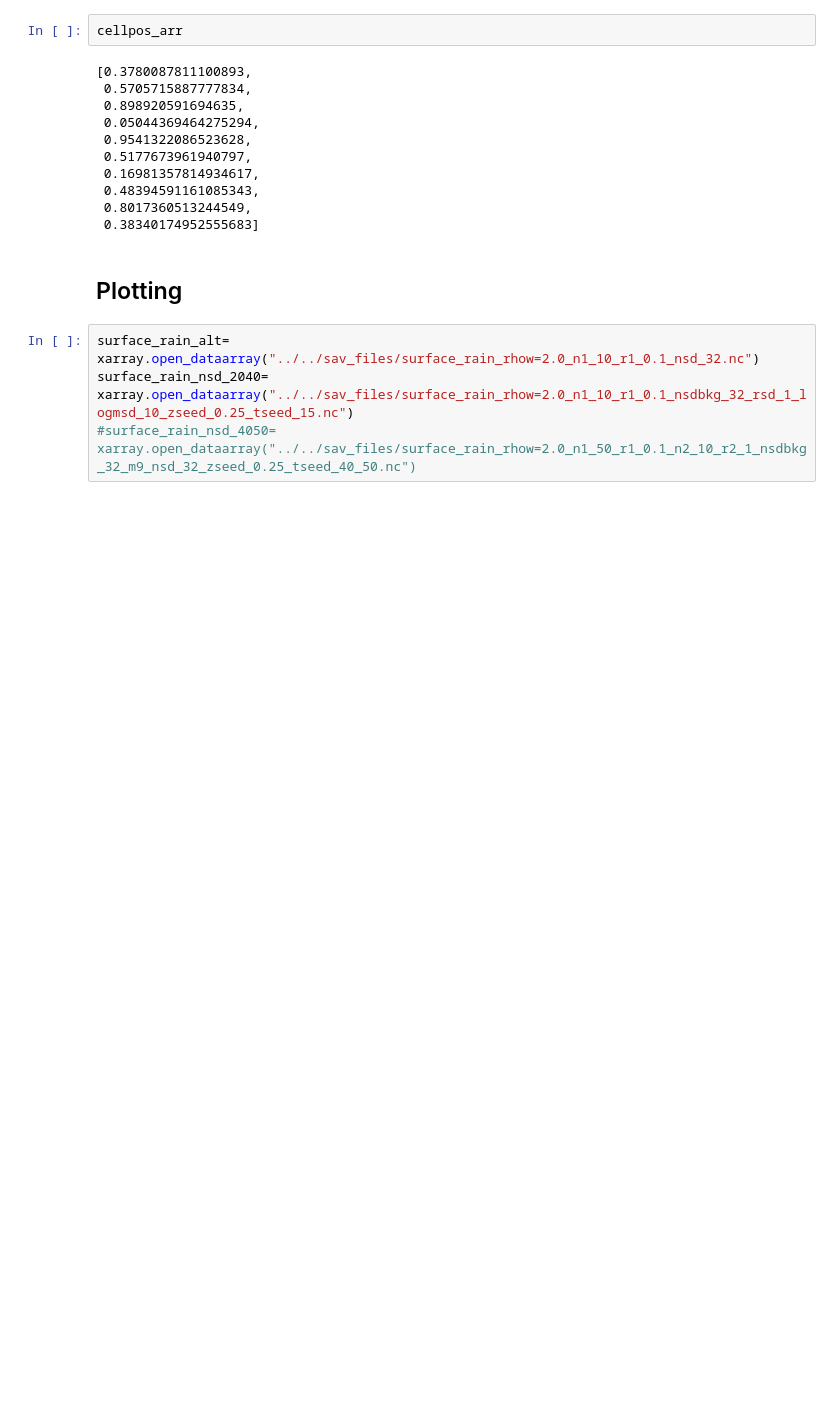
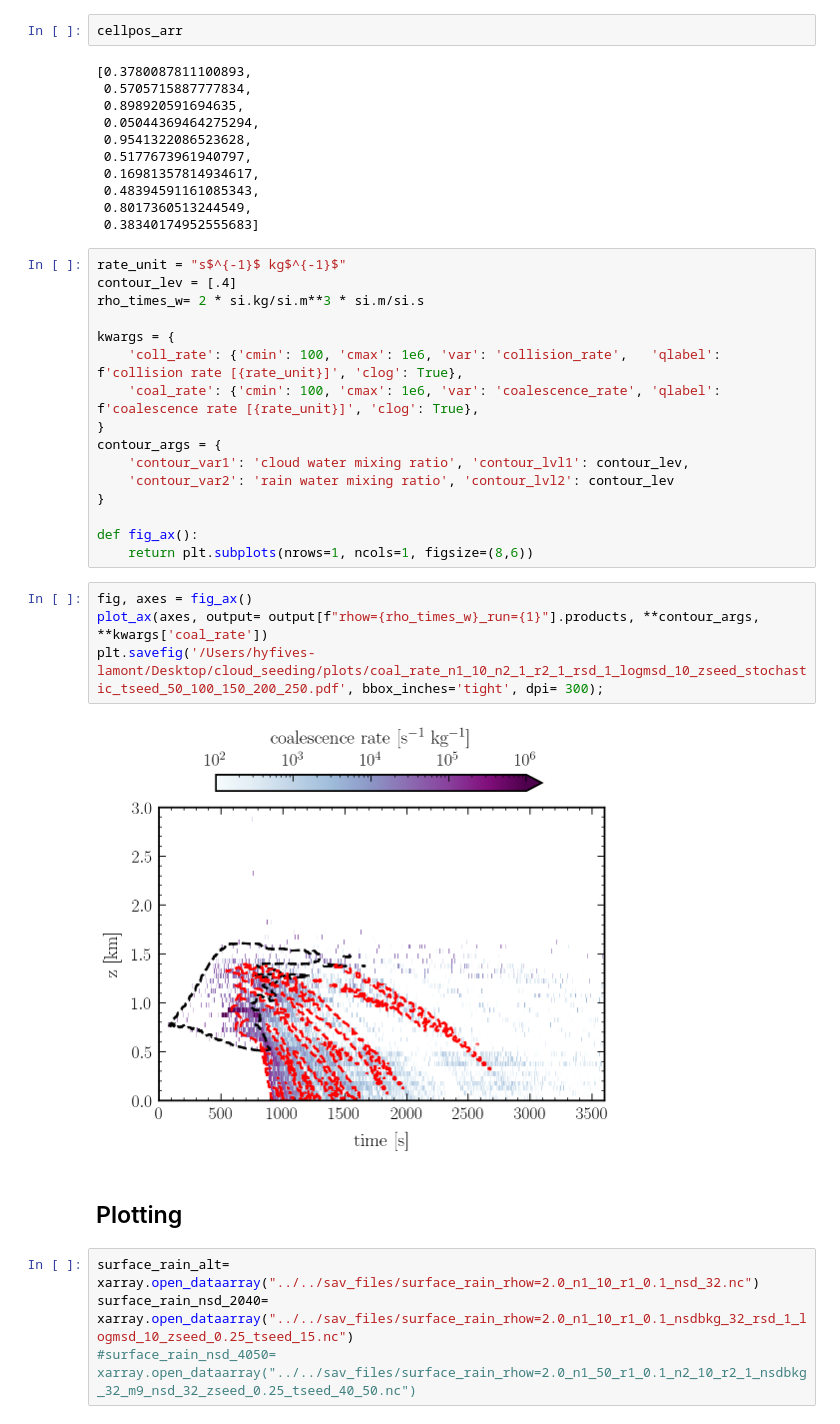
Before and after one commit to jtbuch/PySDM, a Jupyter notebook: examples/PySDM_examples/Buch_et_al_2024/plot_script_sd_update_stochastic.ipynb, the cells around one changed output. Saved outputs shown, nothing was run; the diff lists cells and outputs as text; blank space fills up the shorter version.

```diff
--- a/examples/PySDM_examples/Buch_et_al_2024/plot_script_sd_update_stochastic.ipynb
+++ b/examples/PySDM_examples/Buch_et_al_2024/plot_script_sd_update_stochastic.ipynb
@@ -225,6 +226,28 @@ cellpos_arr
  0.48394591161085343,
  0.8017360513244549,
  0.38340174952555683]
+# %%
+rate_unit = "s$^{-1}$ kg$^{-1}$"
+contour_lev = [.4]
+rho_times_w= 2 * si.kg/si.m**3 * si.m/si.s
+
+kwargs = {
+    'coll_rate': {'cmin': 100, 'cmax': 1e6, 'var': 'collision_rate',   'qlabel': f'collision rate [{rate_unit}]', 'clog': True},
+    'coal_rate': {'cmin': 100, 'cmax': 1e6, 'var': 'coalescence_rate', 'qlabel': f'coalescence rate [{rate_unit}]', 'clog': True},
+}
+contour_args = {
+    'contour_var1': 'cloud water mixing ratio', 'contour_lvl1': contour_lev,
+    'contour_var2': 'rain water mixing ratio', 'contour_lvl2': contour_lev
+}
+
+def fig_ax():
+    return plt.subplots(nrows=1, ncols=1, figsize=(8,6))
+# %%
+fig, axes = fig_ax()
+plot_ax(axes, output= output[f"rhow={rho_times_w}_run={1}"].products, **contour_args, **kwargs['coal_rate'])
+plt.savefig('/Users/hyfives-lamont/Desktop/cloud_seeding/plots/coal_rate_n1_10_n2_1_r2_1_rsd_1_logmsd_10_zseed_stochastic_tseed_50_100_150_200_250.pdf', bbox_inches='tight', dpi= 300);
+# %% [output]
+[figure, added]
 # %% [markdown]
 ## Plotting
 # %%
```
Also changed, not shown: parts of 1 cell of this notebook, 1 other file.
